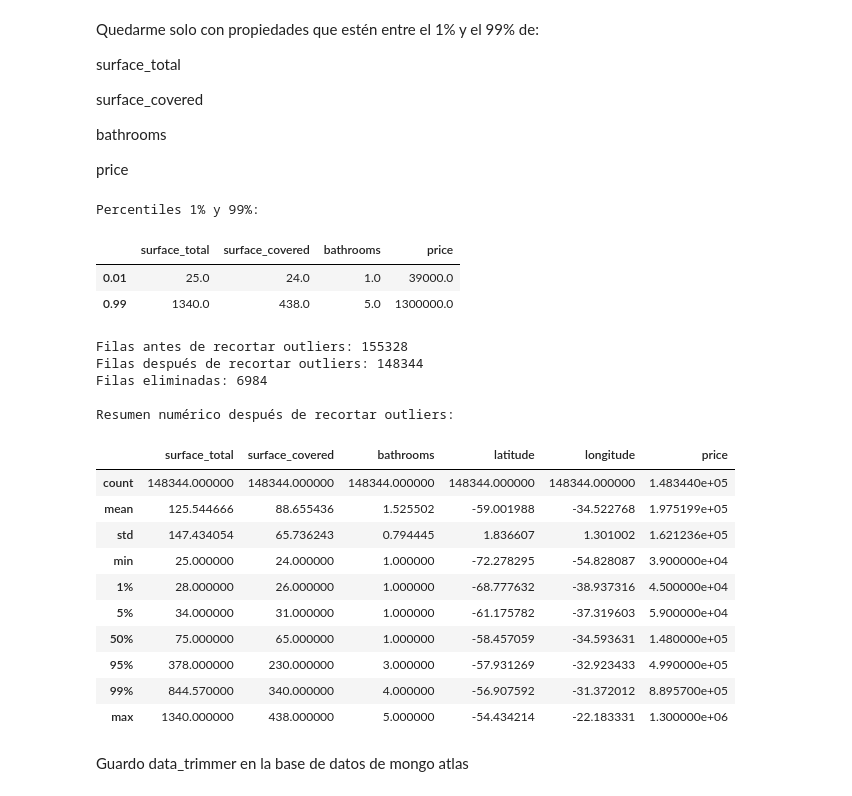
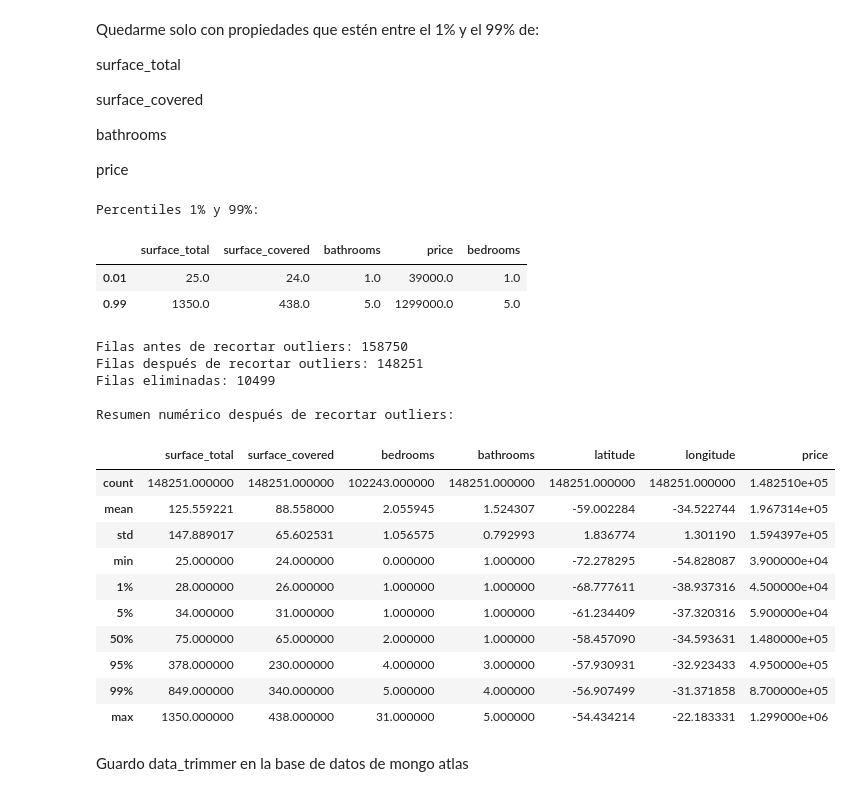
Before and after one commit to maxirosanda/proyecto_final_programacion_avanzada_grupo_8, a Jupyter notebook: proyectoFinal.ipynb, the cells around one changed output. Saved outputs shown, nothing was run; the diff lists cells and outputs as text; code cells hidden in the pictures.

```diff
--- a/proyectoFinal.ipynb
+++ b/proyectoFinal.ipynb
@@ -221,6 +221,7 @@ cols_required = [
     "surface_total",
     "surface_covered",
     "rooms",
+    "bedrooms"
     "bathrooms",
     "latitude",
     "longitude",
@@ -385,6 +394,7 @@ cols_outliers = [
     "surface_covered",
     "bathrooms",
     "price",
+    "bedrooms"
 ]
 
 # 1) Calculamos percentiles 1% y 99% para cada columna
@@ -392,51 +402,51 @@ percentiles = data[cols_outliers].quantile([0.01, 0.99])
 print("Percentiles 1% y 99%:")
 display(percentiles)
 
 p1 = percentiles.loc[0.01]
 p99 = percentiles.loc[0.99]
 
 # 2) Creamos una máscara que se quede solo con valores dentro de ese rango
 mask = (
     (data["surface_total"].between(p1["surface_total"], p99["surface_total"])) &
     (data["surface_covered"].between(p1["surface_covered"], p99["surface_covered"])) &
     (data["bathrooms"].between(p1["bathrooms"], p99["bathrooms"])) &
     (data["price"].between(p1["price"], p99["price"]))
 )
 
 # 3) Aplicamos la máscara
 data_trimmed = data[mask].copy()
 
 print("\nFilas antes de recortar outliers:", len(data))
 print("Filas después de recortar outliers:", len(data_trimmed))
 print("Filas eliminadas:", len(data) - len(data_trimmed))
 
 # 4) Revisamos cómo quedó el resumen numérico sin outliers
 print("\nResumen numérico después de recortar outliers:")
 display(
-    data_trimmed[["surface_total", "surface_covered", "bathrooms", "latitude", "longitude", "price"]]
+    data_trimmed[["surface_total", "surface_covered",  "bedrooms", "bathrooms", "latitude", "longitude", "price"]]
     .describe(percentiles=[0.01, 0.05, 0.95, 0.99])
 )
 # %% [output]
 Percentiles 1% y 99%:
-|  | surface_total | surface_covered | bathrooms | price |
-| 0.01 | 25.0 | 24.0 | 1.0 | 39000.0 |
-| 0.99 | 1340.0 | 438.0 | 5.0 | 1300000.0 |
+|  | surface_total | surface_covered | bathrooms | price | bedrooms |
+| 0.01 | 25.0 | 24.0 | 1.0 | 39000.0 | 1.0 |
+| 0.99 | 1350.0 | 438.0 | 5.0 | 1299000.0 | 5.0 |
-Filas antes de recortar outliers: 155328
-Filas después de recortar outliers: 148344
-Filas eliminadas: 6984
+Filas antes de recortar outliers: 158750
+Filas después de recortar outliers: 148251
+Filas eliminadas: 10499
 
 Resumen numérico después de recortar outliers:
-|  | surface_total | surface_covered | bathrooms | latitude | longitude | price |
-| count | 148344.000000 | 148344.000000 | 148344.000000 | 148344.000000 | 148344.000000 | 1.483440e+05 |
-| mean | 125.544666 | 88.655436 | 1.525502 | -59.001988 | -34.522768 | 1.975199e+05 |
-| std | 147.434054 | 65.736243 | 0.794445 | 1.836607 | 1.301002 | 1.621236e+05 |
-| min | 25.000000 | 24.000000 | 1.000000 | -72.278295 | -54.828087 | 3.900000e+04 |
-| 1% | 28.000000 | 26.000000 | 1.000000 | -68.777632 | -38.937316 | 4.500000e+04 |
-| 5% | 34.000000 | 31.000000 | 1.000000 | -61.175782 | -37.319603 | 5.900000e+04 |
-| 50% | 75.000000 | 65.000000 | 1.000000 | -58.457059 | -34.593631 | 1.480000e+05 |
-| 95% | 378.000000 | 230.000000 | 3.000000 | -57.931269 | -32.923433 | 4.990000e+05 |
-| 99% | 844.570000 | 340.000000 | 4.000000 | -56.907592 | -31.372012 | 8.895700e+05 |
-| max | 1340.000000 | 438.000000 | 5.000000 | -54.434214 | -22.183331 | 1.300000e+06 |
+|  | surface_total | surface_covered | bedrooms | bathrooms | latitude | longitude | price |
+| count | 148251.000000 | 148251.000000 | 102243.000000 | 148251.000000 | 148251.000000 | 148251.000000 | 1.482510e+05 |
+| mean | 125.559221 | 88.558000 | 2.055945 | 1.524307 | -59.002284 | -34.522744 | 1.967314e+05 |
+| std | 147.889017 | 65.602531 | 1.056575 | 0.792993 | 1.836774 | 1.301190 | 1.594397e+05 |
+| min | 25.000000 | 24.000000 | 0.000000 | 1.000000 | -72.278295 | -54.828087 | 3.900000e+04 |
+| 1% | 28.000000 | 26.000000 | 1.000000 | 1.000000 | -68.777611 | -38.937316 | 4.500000e+04 |
+| 5% | 34.000000 | 31.000000 | 1.000000 | 1.000000 | -61.234409 | -37.320316 | 5.900000e+04 |
+| 50% | 75.000000 | 65.000000 | 2.000000 | 1.000000 | -58.457090 | -34.593631 | 1.480000e+05 |
+| 95% | 378.000000 | 230.000000 | 4.000000 | 3.000000 | -57.930931 | -32.923433 | 4.950000e+05 |
+| 99% | 849.000000 | 340.000000 | 5.000000 | 4.000000 | -56.907499 | -31.371858 | 8.700000e+05 |
+| max | 1350.000000 | 438.000000 | 31.000000 | 5.000000 | -54.434214 | -22.183331 | 1.299000e+06 |
 # %% [markdown]
 Guardo data_trimmer en la base de datos de mongo atlas
 # %%
```
Also changed, not shown: parts of 10 cells of this notebook.
